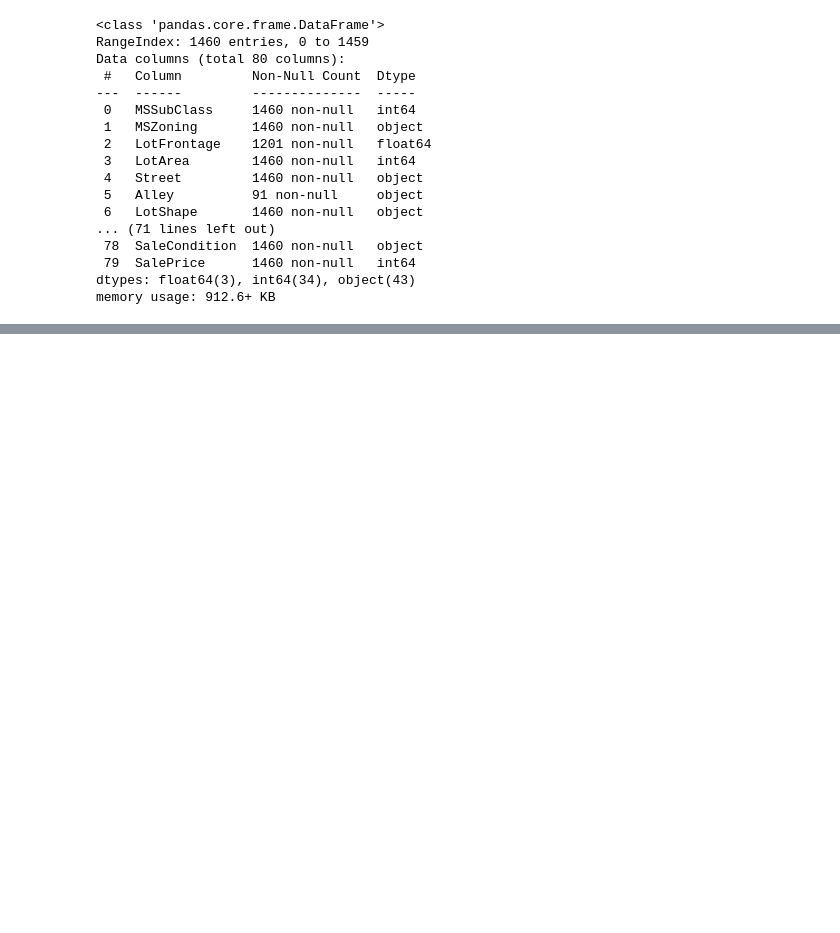
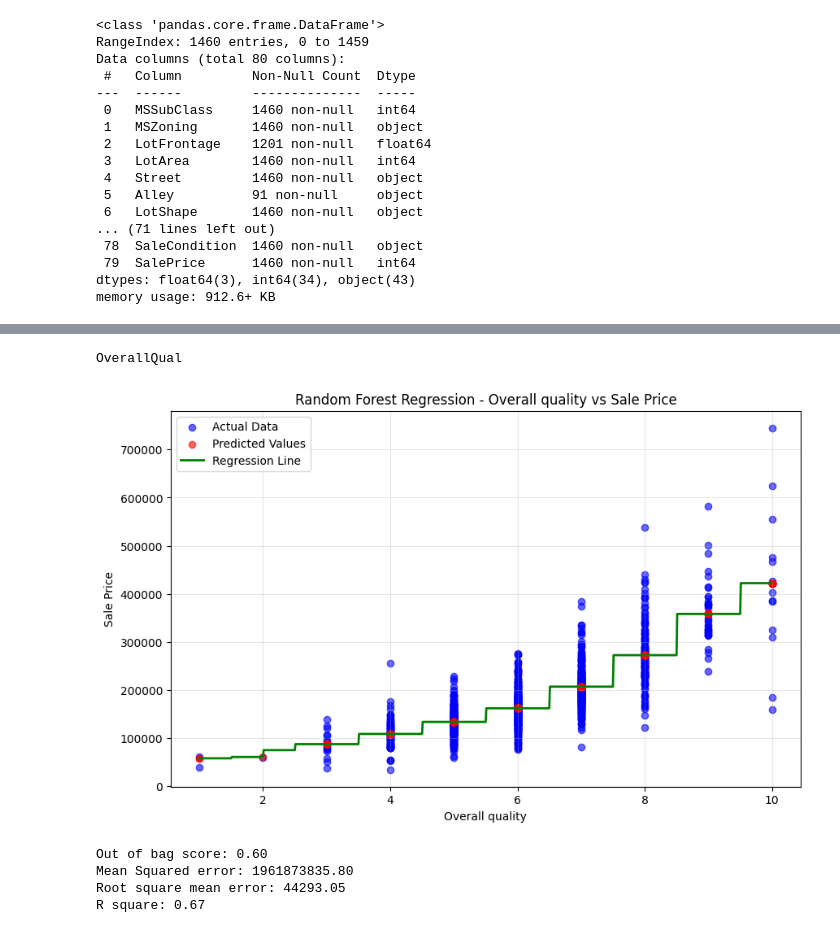
Before and after one commit to YesuDesu21/KaggleCompetition, a Jupyter notebook: HousePrices/solution/HousePriceSol.ipynb, the cells around one changed output, grey strips where cells are left out. Saved outputs shown, nothing was run; the diff lists cells and outputs as text; code cells hidden in the pictures; blank space fills up the shorter version.

```diff
--- a/HousePrices/solution/HousePriceSol.ipynb
+++ b/HousePrices/solution/HousePriceSol.ipynb
@@ -185,0 +466,15 @@ df["GarageYrBlt"]= df["GarageYrBlt"].fillna(df["GarageYrBlt"].median())
+# %%
+print(X_train.iloc[:,3].name+"\n")
+X_train_simple = X_train.iloc[:, 3].values.reshape(-1, 1)
+# %% [output]
+OverallQual
+# %%
+fit_regressor()
+visualize(X_train_simple, column_name="Overall quality")
+predict_evaluate()
+# %% [output]
+[figure, added]
+Out of bag score: 0.60
+Mean Squared error: 1961873835.80
+Root square mean error: 44293.05
+R square: 0.67
```
Also changed, not shown: parts of 42 cells of this notebook, 3 other files.
